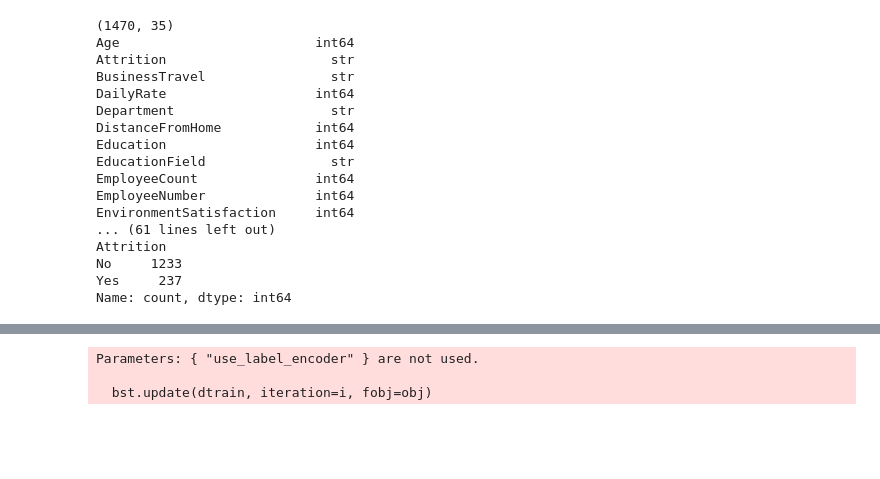
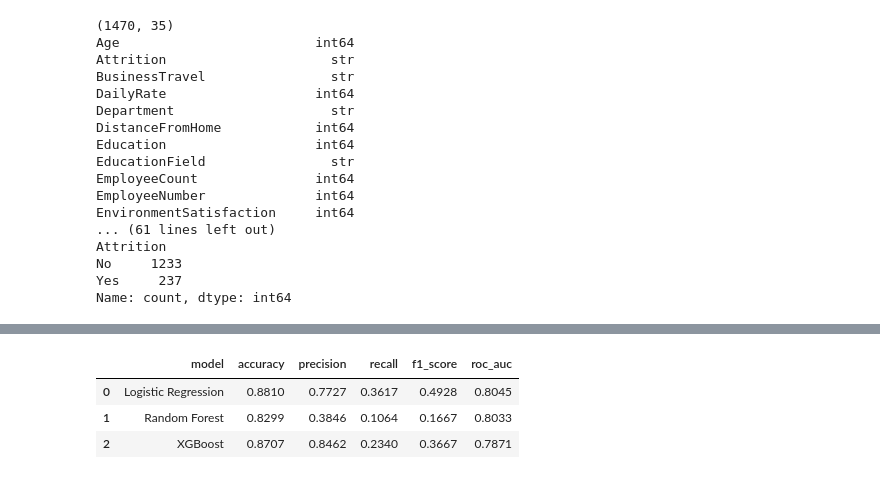
Before and after one commit to Sumant40/hr-attrition-analysis, a Jupyter notebook: load.ipynb, the cells around one changed output, grey strips where cells are left out. Saved outputs shown, nothing was run; the diff lists cells and outputs as text; code cells hidden in the pictures; blank space fills up the shorter version.

Commit message:
added output model_comparision.csv

```diff
--- a/load.ipynb
+++ b/load.ipynb
@@ -58,11 +58,16 @@ df.drop(['EmployeeCount','Over18','StandardHours'], axis=1, inplace=True)
 df['Attrition'] = df['Attrition'].map({'Yes':1,'No':0})
 
 # Encode categoricals
-le = LabelEncoder()
-cat_cols = df.select_dtypes('object').columns
+cat_cols = [
+    col for col in df.columns
+    if pd.api.types.is_object_dtype(df[col]) or pd.api.types.is_string_dtype(df[col])
+]
 for col in cat_cols:
+    le = LabelEncoder()
     df[col] = le.fit_transform(df[col])
 
 X = df.drop('Attrition', axis=1)
 y = df['Attrition']
-X_train, X_test, y_train, y_test = train_test_split(X, y, test_size=0.2, random_state=42)
+X_train, X_test, y_train, y_test = train_test_split(
+    X, y, test_size=0.2, random_state=42, stratify=y
+)
@@ -72,18 +74,62 @@ See https://pandas.pydata.org/docs/user_guide/migration-3-strings.html#string-mi
 # %%
+from pathlib import Path
+
 from sklearn.ensemble import RandomForestClassifier
 from sklearn.linear_model import LogisticRegression
+from sklearn.metrics import accuracy_score, precision_score, recall_score, f1_score, roc_auc_score
+from sklearn.preprocessing import StandardScaler
 from xgboost import XGBClassifier
-from sklearn.metrics import classification_report, roc_auc_score
+
+# Scale only for Logistic Regression
+scaler = StandardScaler()
+X_train_scaled = scaler.fit_transform(X_train)
+X_test_scaled = scaler.transform(X_test)
 
 models = {
-    'Logistic Regression': LogisticRegression(max_iter=1000),
-    'Random Forest': RandomForestClassifier(n_estimators=100, random_state=42),
-    'XGBoost': XGBClassifier(use_label_encoder=False, eval_metric='logloss')
+    'Logistic Regression': LogisticRegression(max_iter=200, C=0.1),
+    'Random Forest': RandomForestClassifier(
+        n_estimators=200,
+        max_depth=10,
+        min_samples_split=5,
+        random_state=42
+    ),
+    'XGBoost': XGBClassifier(
+        n_estimators=500,
+        learning_rate=0.05,
+        max_depth=6,
+        subsample=0.8,
+        colsample_bytree=0.8,
+        eval_metric='logloss',
+        random_state=42
+    )
 }
+
+results = []
+
 for name, model in models.items():
-    model.fit(X_train, y_train)
-    preds = model.predict(X_test)
-    print(f"\n{name}")
-    print(classification_report(y_test, preds))
-    print("ROC-AUC:", roc_auc_score(y_test, model.predict_proba(X_test)[:,1]))
+    if name == 'Logistic Regression':
+        model.fit(X_train_scaled, y_train)
+        preds = model.predict(X_test_scaled)
+        probs = model.predict_proba(X_test_scaled)[:,1]
+    else:
+        model.fit(X_train, y_train)
+        preds = model.predict(X_test)
+        probs = model.predict_proba(X_test)[:,1]
+
+    results.append({
+        'model': name,
+        'accuracy': round(accuracy_score(y_test, preds), 4),
+        'precision': round(precision_score(y_test, preds, zero_division=0), 4),
+        'recall': round(recall_score(y_test, preds, zero_division=0), 4),
+        'f1_score': round(f1_score(y_test, preds, zero_division=0), 4),
+        'roc_auc': round(roc_auc_score(y_test, probs), 4)
+    })
+
+comparison_df = pd.DataFrame(results).sort_values('roc_auc', ascending=False).reset_index(drop=True)
+
+out = Path('outputs')
+out.mkdir(parents=True, exist_ok=True)
+comparison_df.to_csv(out / 'model_comparison.csv', index=False)
+
+comparison_df
 # %% [output]
@@ -115,6 +136,7 @@ ROC-AUC: 0.783710407239819
-Parameters: { "use_label_encoder" } are not used.
-
-  bst.update(dtrain, iteration=i, fobj=obj)
+|  | model | accuracy | precision | recall | f1_score | roc_auc |
+| 0 | Logistic Regression | 0.8810 | 0.7727 | 0.3617 | 0.4928 | 0.8045 |
+| 1 | Random Forest | 0.8299 | 0.3846 | 0.1064 | 0.1667 | 0.8033 |
+| 2 | XGBoost | 0.8707 | 0.8462 | 0.2340 | 0.3667 | 0.7871 |
 # %%
 import pandas as pd
 rf = models['Random Forest']
```
Also changed, not shown: parts of 5 cells of this notebook, 5 other files.
